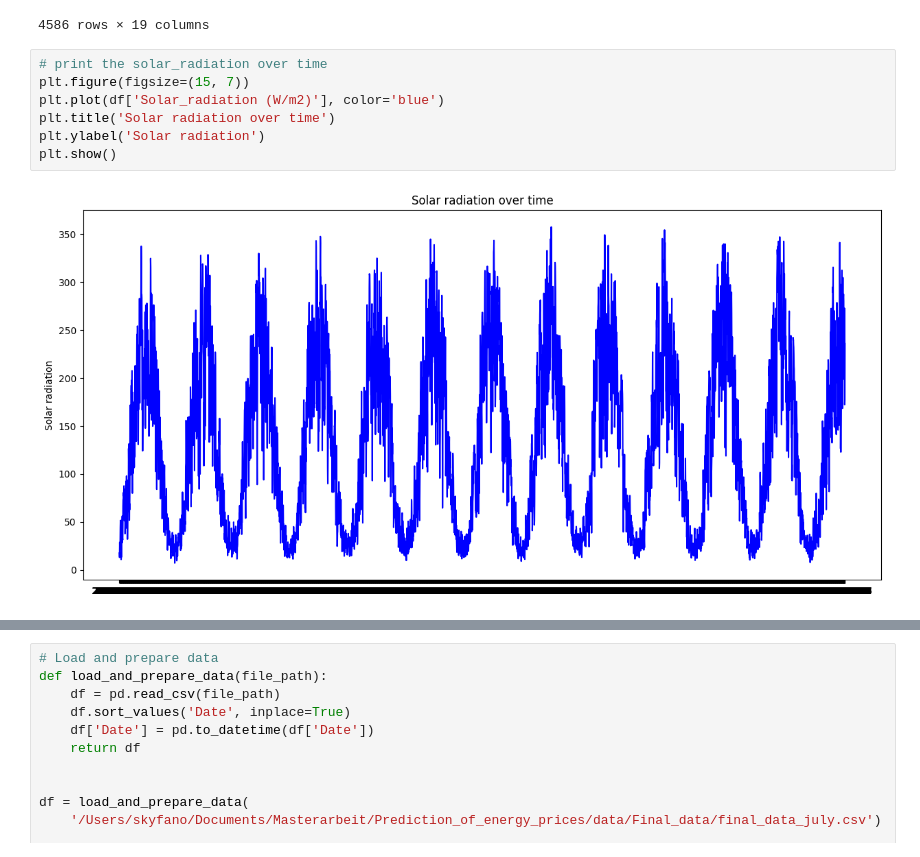
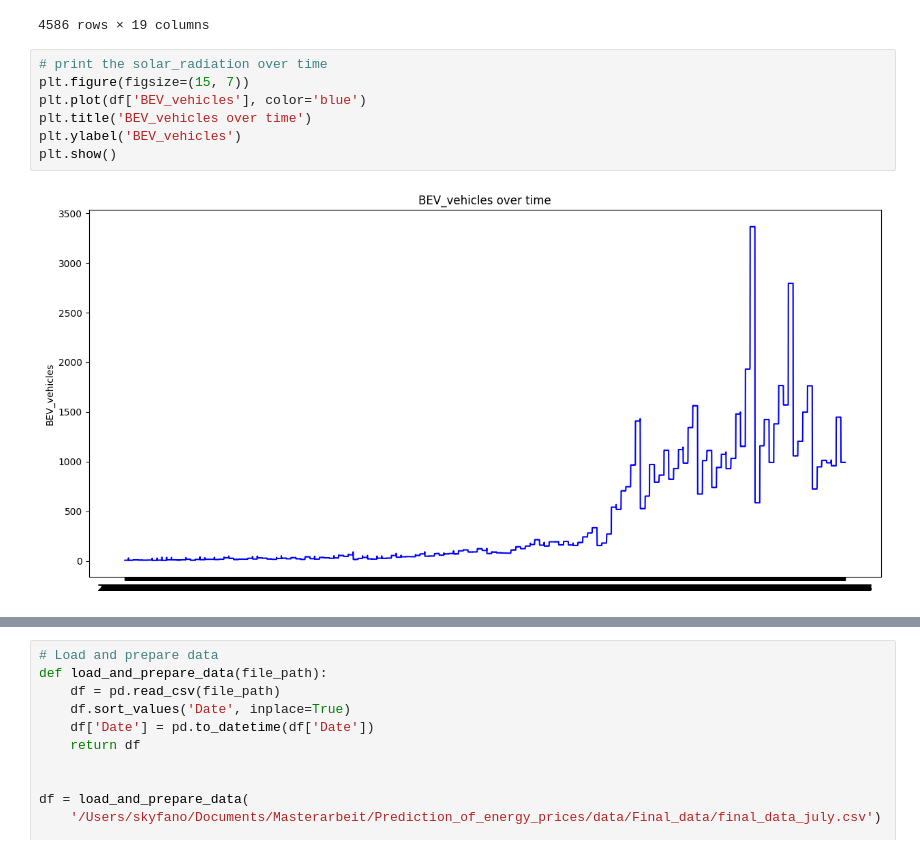
Before and after one commit to stefgr1/Prediction_of_energy_prices, a Jupyter notebook: future_prediction/future_pred.ipynb, the cells around one changed output, grey strips where cells are left out. Drawn from its saved outputs; the diff is of its cells as text.

```diff
--- a/future_prediction/future_pred.ipynb
+++ b/future_prediction/future_pred.ipynb
@@ -59,9 +48,9 @@ df
 # %%
 # print the solar_radiation over time
 plt.figure(figsize=(15, 7))
-plt.plot(df['Solar_radiation (W/m2)'], color='blue')
-plt.title('Solar radiation over time')
-plt.ylabel('Solar radiation')
+plt.plot(df['BEV_vehicles'], color='blue')
+plt.title('BEV_vehicles over time')
+plt.ylabel('BEV_vehicles')
 plt.show()
 # %% [output]
-[figure, old version]
+[figure, new version]
```
Also changed, not shown: parts of 22 cells of this notebook, 12 other files.
